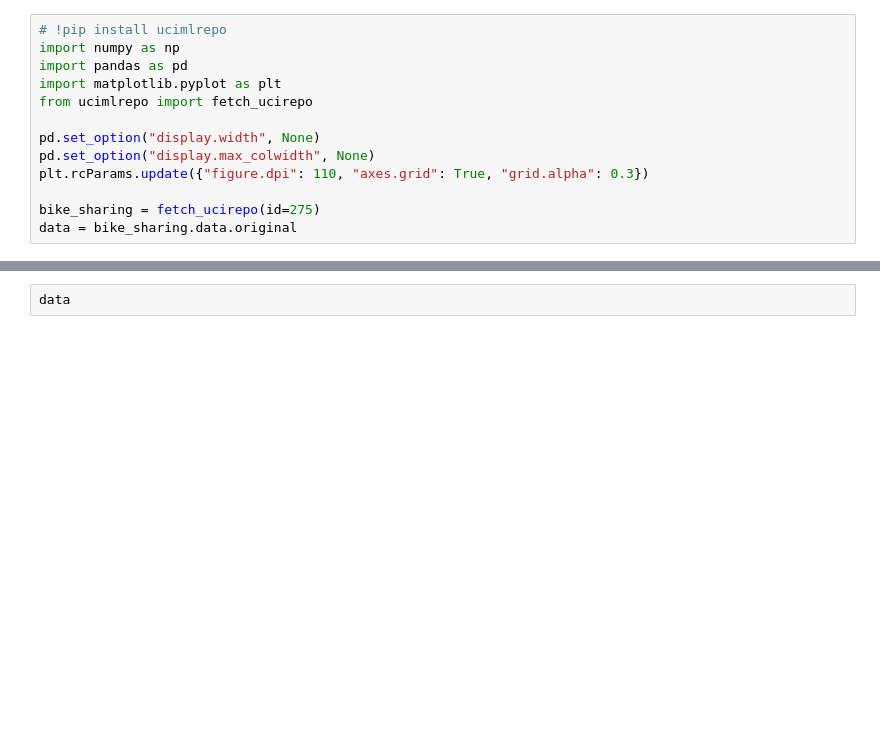
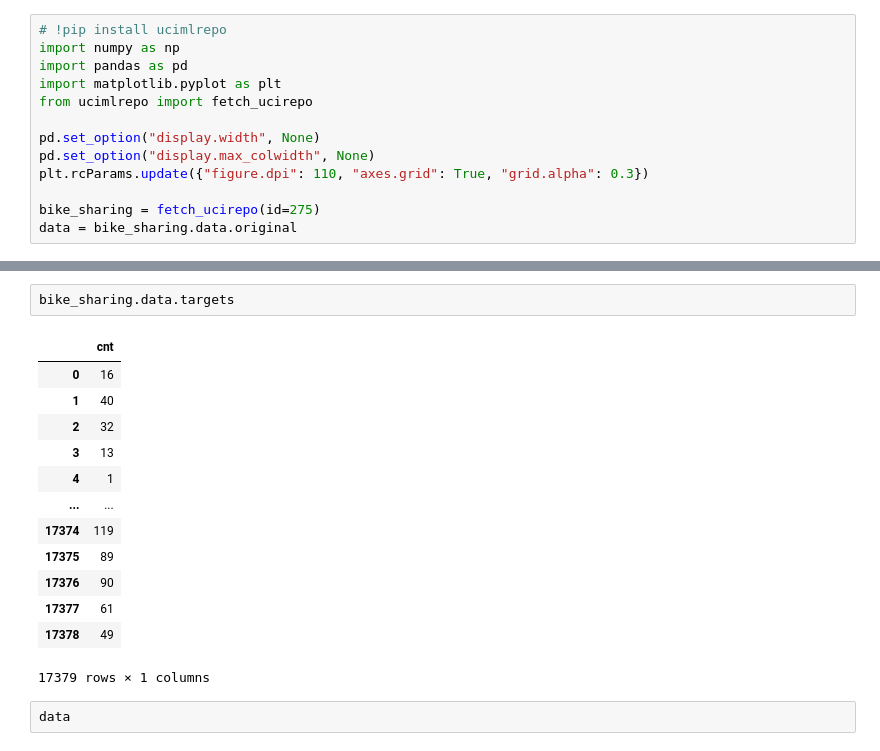
Before and after one commit to academickxc/Ensembling344, a Jupyter notebook: minimal_eda.ipynb, the cells around one changed output, grey strips where cells are left out. Drawn from its saved outputs; the diff is of its cells as text; blank space fills up the shorter version.

```diff
--- a/minimal_eda.ipynb
+++ b/minimal_eda.ipynb
@@ -16,3 +32,19 @@ data = bike_sharing.data.original
+# %%
+bike_sharing.data.targets
+# %% [output]
+|  | cnt |
+| 0 | 16 |
+| 1 | 40 |
+| 2 | 32 |
+| 3 | 13 |
+| 4 | 1 |
+| ... | ... |
+| 17374 | 119 |
+| 17375 | 89 |
+| 17376 | 90 |
+| 17377 | 61 |
+| 17378 | 49 |
+17379 rows × 1 columns
 # %%
 data
 # %% [output]
```
Also changed, not shown: parts of 4 cells of this notebook, 1 other file.
